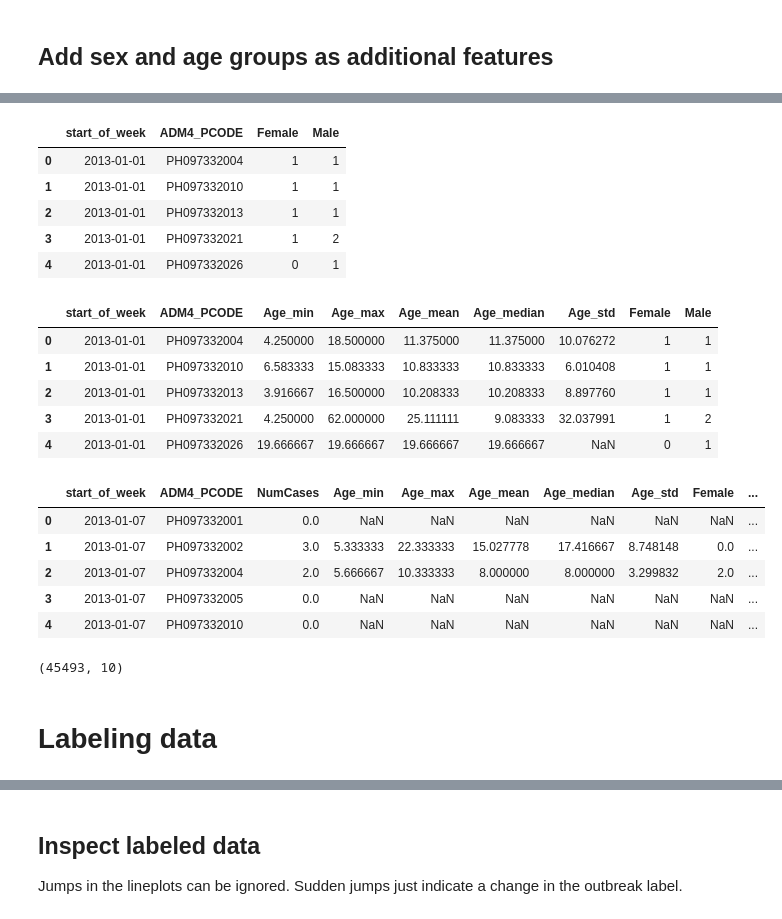
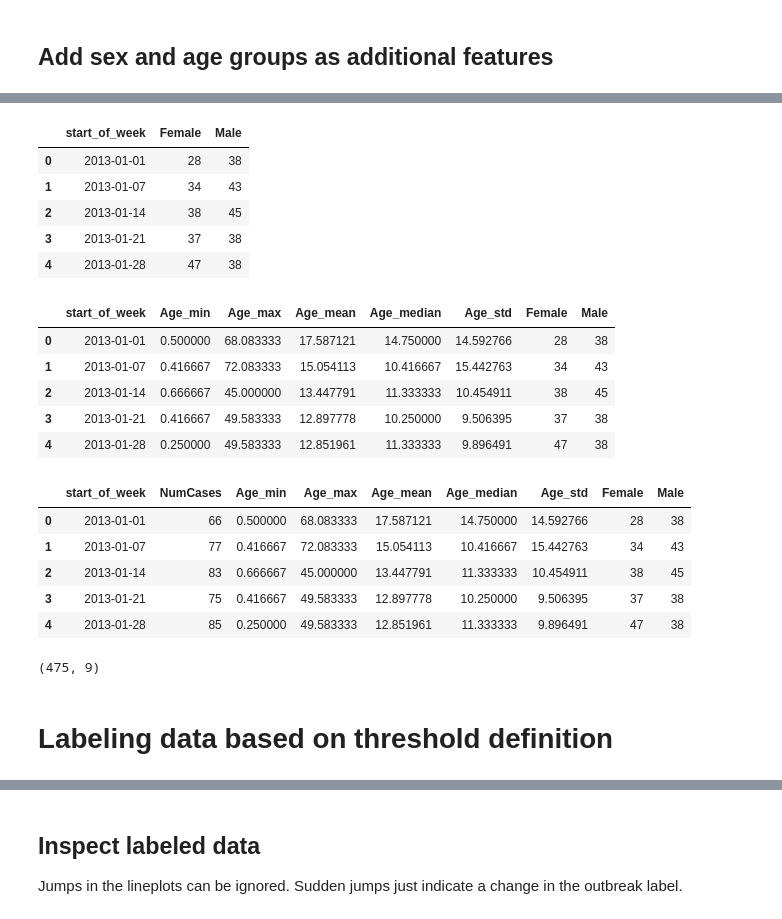
Before and after one commit to thinkingmachines/project-cchain, a Jupyter notebook: notebooks/baseline-model/01-lgu-data-prep.ipynb, the cells around one changed output, grey strips where cells are left out. Drawn from its saved outputs; the diff is of its cells as text; code cells hidden in the pictures.

```diff
--- a/notebooks/baseline-model/01-lgu-data-prep.ipynb
+++ b/notebooks/baseline-model/01-lgu-data-prep.ipynb
@@ -457,19 +450,13 @@ brgy_weekly["ADM4_PCODE"].nunique()
 complete_date_range = pd.date_range(start="2013-01-01", end="2021-12-31", freq="W-MON")
 
 # Convert your DataFrame to have a MultiIndex
-brgy_weekly = brgy_weekly.set_index(["start_of_week", "ADM4_PCODE"])
+city_weekly = city_weekly.set_index(["start_of_week"])
 
-# Reindex with the complete date range
-brgy_weekly = brgy_weekly.reindex(
-    pd.MultiIndex.from_product(
-        [complete_date_range, brgy_weekly.index.levels[1]],
-        names=["start_of_week", "ADM4_PCODE"],
-    )
-)
+# Create a DataFrame with the complete date range
+complete_dates_df = pd.DataFrame({"start_of_week": complete_date_range})
 
-# Reset the index to make 'start_of_week' and 'ADM4_PCODE' columns again
-brgy_weekly = brgy_weekly.reset_index()
+# Merge with the original DataFrame to insert missing dates
+city_weekly = pd.merge(city_weekly, complete_dates_df, on="start_of_week", how="left")
 
 # Fill missing values in 'ADM4_PCODE' and 'NumCases' columns
-brgy_weekly["ADM4_PCODE"].fillna(method="bfill", inplace=True)
-brgy_weekly["NumCases"].fillna(0, inplace=True)
+city_weekly["NumCases"].fillna(0, inplace=True)
@@ -478,7 +489,7 @@ brgy_weekly["NumCases"].fillna(0, inplace=True)
 # %%
 # compute for age statistics
 agg_age_dengue_df = (
-    dengue_w_aoi.groupby(["start_of_week", "ADM4_PCODE"])
+    dengue_w_aoi.groupby(["start_of_week"])
     .agg(
         {
             "AgeYears": ["min", "max", "mean", "median", "std"],
@@ -487,7 +498,7 @@ agg_age_dengue_df = (
     .reset_index()
 )
 
-agg_age_dengue_df.columns = ["start_of_week", "ADM4_PCODE"] + [
+agg_age_dengue_df.columns = ["start_of_week"] + [
     f"Age_{stat}" for stat in ["min", "max", "mean", "median", "std"]
 ]
 
@@ -502,54 +513,50 @@ agg_age_dengue_df.head()
 # %%
 # aggregate number of cases based on sex
 agg_sex_dengue_df = (
-    dengue_w_aoi.groupby(["start_of_week", "ADM4_PCODE", "Sex"])
+    dengue_w_aoi.groupby(["start_of_week", "Sex"])
     .size()
     .unstack(fill_value=0)
     .reset_index()
     .rename_axis(columns=None)
 )
 # Rename the columns for clarity
-agg_sex_dengue_df.columns = ["start_of_week", "ADM4_PCODE", "Female", "Male"]
+agg_sex_dengue_df.columns = ["start_of_week", "Female", "Male"]
 agg_sex_dengue_df.head()
 # %% [output]
-|  | start_of_week | ADM4_PCODE | Female | Male |
-| 0 | 2013-01-01 | PH097332004 | 1 | 1 |
-| 1 | 2013-01-01 | PH097332010 | 1 | 1 |
-| 2 | 2013-01-01 | PH097332013 | 1 | 1 |
-| 3 | 2013-01-01 | PH097332021 | 1 | 2 |
-| 4 | 2013-01-01 | PH097332026 | 0 | 1 |
+|  | start_of_week | Female | Male |
+| 0 | 2013-01-01 | 28 | 38 |
+| 1 | 2013-01-07 | 34 | 43 |
+| 2 | 2013-01-14 | 38 | 45 |
+| 3 | 2013-01-21 | 37 | 38 |
+| 4 | 2013-01-28 | 47 | 38 |
 # %%
 # merge additional features into one table
-agg_age_sex_df = agg_age_dengue_df.merge(
-    agg_sex_dengue_df, on=["start_of_week", "ADM4_PCODE"]
-)
+agg_age_sex_df = agg_age_dengue_df.merge(agg_sex_dengue_df, on=["start_of_week"])
 agg_age_sex_df.head()
 # %% [output]
-|  | start_of_week | ADM4_PCODE | Age_min | Age_max | Age_mean | Age_median | Age_std | Female | Male |
-| 0 | 2013-01-01 | PH097332004 | 4.250000 | 18.500000 | 11.375000 | 11.375000 | 10.076272 | 1 | 1 |
-| 1 | 2013-01-01 | PH097332010 | 6.583333 | 15.083333 | 10.833333 | 10.833333 | 6.010408 | 1 | 1 |
-| 2 | 2013-01-01 | PH097332013 | 3.916667 | 16.500000 | 10.208333 | 10.208333 | 8.897760 | 1 | 1 |
-| 3 | 2013-01-01 | PH097332021 | 4.250000 | 62.000000 | 25.111111 | 9.083333 | 32.037991 | 1 | 2 |
-| 4 | 2013-01-01 | PH097332026 | 19.666667 | 19.666667 | 19.666667 | 19.666667 | NaN | 0 | 1 |
+|  | start_of_week | Age_min | Age_max | Age_mean | Age_median | Age_std | Female | Male |
+| 0 | 2013-01-01 | 0.500000 | 68.083333 | 17.587121 | 14.750000 | 14.592766 | 28 | 38 |
+| 1 | 2013-01-07 | 0.416667 | 72.083333 | 15.054113 | 10.416667 | 15.442763 | 34 | 43 |
+| 2 | 2013-01-14 | 0.666667 | 45.000000 | 13.447791 | 11.333333 | 10.454911 | 38 | 45 |
+| 3 | 2013-01-21 | 0.416667 | 49.583333 | 12.897778 | 10.250000 | 9.506395 | 37 | 38 |
+| 4 | 2013-01-28 | 0.250000 | 49.583333 | 12.851961 | 11.333333 | 9.896491 | 47 | 38 |
 # %%
 # join with the brgy_weekly with complete dates
-brgy_weekly_w_feat = brgy_weekly.merge(
-    agg_age_sex_df, on=["start_of_week", "ADM4_PCODE"], how="left"
-)
-brgy_weekly_w_feat.head()
+city_weekly_w_feat = city_weekly.merge(agg_age_sex_df, on=["start_of_week"], how="left")
+city_weekly_w_feat.head()
 # %% [output]
-|  | start_of_week | ADM4_PCODE | NumCases | Age_min | Age_max | Age_mean | Age_median | Age_std | Female | ... |
-| 0 | 2013-01-07 | PH097332001 | 0.0 | NaN | NaN | NaN | NaN | NaN | NaN | ... |
-| 1 | 2013-01-07 | PH097332002 | 3.0 | 5.333333 | 22.333333 | 15.027778 | 17.416667 | 8.748148 | 0.0 | ... |
-| 2 | 2013-01-07 | PH097332004 | 2.0 | 5.666667 | 10.333333 | 8.000000 | 8.000000 | 3.299832 | 2.0 | ... |
-| 3 | 2013-01-07 | PH097332005 | 0.0 | NaN | NaN | NaN | NaN | NaN | NaN | ... |
-| 4 | 2013-01-07 | PH097332010 | 0.0 | NaN | NaN | NaN | NaN | NaN | NaN | ... |
+|  | start_of_week | NumCases | Age_min | Age_max | Age_mean | Age_median | Age_std | Female | Male |
+| 0 | 2013-01-01 | 66 | 0.500000 | 68.083333 | 17.587121 | 14.750000 | 14.592766 | 28 | 38 |
+| 1 | 2013-01-07 | 77 | 0.416667 | 72.083333 | 15.054113 | 10.416667 | 15.442763 | 34 | 43 |
+| 2 | 2013-01-14 | 83 | 0.666667 | 45.000000 | 13.447791 | 11.333333 | 10.454911 | 38 | 45 |
+| 3 | 2013-01-21 | 75 | 0.416667 | 49.583333 | 12.897778 | 10.250000 | 9.506395 | 37 | 38 |
+| 4 | 2013-01-28 | 85 | 0.250000 | 49.583333 | 12.851961 | 11.333333 | 9.896491 | 47 | 38 |
 # %%
 # total number of points
-brgy_weekly_w_feat.shape
+city_weekly_w_feat.shape
 # %% [output]
-(45493, 10)
+(475, 9)
 # %% [markdown]
-# Labeling data
+# Labeling data based on threshold definition
 # %%
 # Set your threshold value
```
Also changed, not shown: parts of 34 cells of this notebook.
